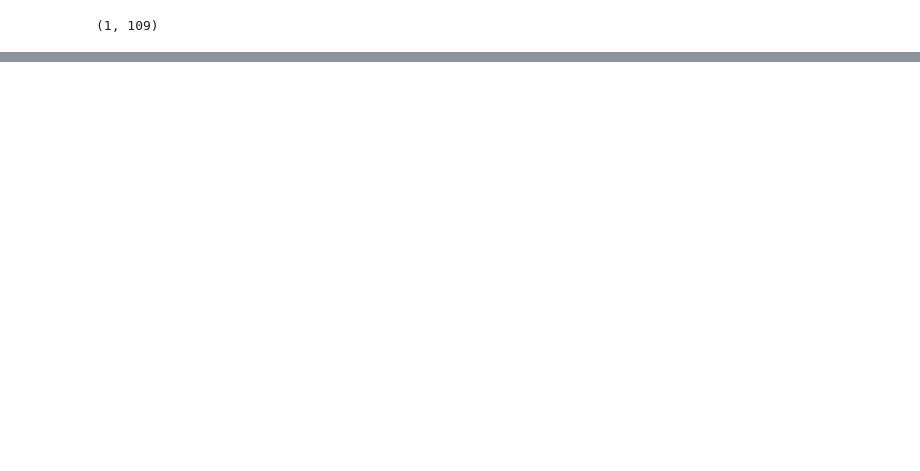
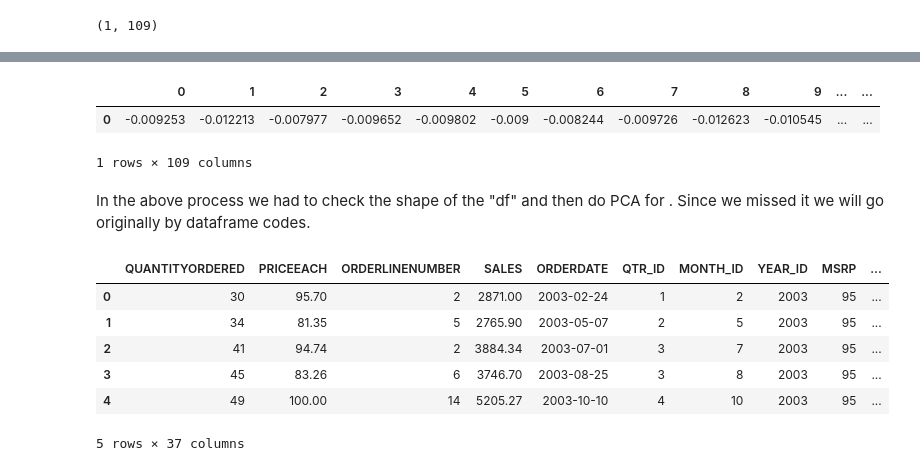
Before and after one commit to Priyo-prog/Artificial-Intelligence-Projects, a Jupyter notebook: AI in Marketing/marketing_ai.ipynb, the cells around one changed output, grey strips where cells are left out. Drawn from its saved outputs; the diff is of its cells as text; code cells hidden in the pictures; blank space fills up the shorter version.

```diff
--- a/AI in Marketing/marketing_ai.ipynb
+++ b/AI in Marketing/marketing_ai.ipynb
@@ -343,0 +371,9 @@ df_product_code.shape
+# %%
+df_product_code = pd.DataFrame(df_product_code)
+df_product_code.head()
+# %% [output]
+|  | 0 | 1 | 2 | 3 | 4 | 5 | 6 | 7 | 8 | 9 | ... | ... |
+| 0 | -0.009253 | -0.012213 | -0.007977 | -0.009652 | -0.009802 | -0.009 | -0.008244 | -0.009726 | -0.012623 | -0.010545 | ... | ... |
+1 rows × 109 columns
+# %% [markdown]
+In the above process we had to check the shape of the "df" and then do PCA for . Since we missed it we will go originally by dataframe codes.
@@ -343,0 +386,10 @@ df_product_code.shape
+# %%
+sales_df.head()
+# %% [output]
+|  | QUANTITYORDERED | PRICEEACH | ORDERLINENUMBER | SALES | ORDERDATE | QTR_ID | MONTH_ID | YEAR_ID | MSRP | ... |
+| 0 | 30 | 95.70 | 2 | 2871.00 | 2003-02-24 | 1 | 2 | 2003 | 95 | ... |
+| 1 | 34 | 81.35 | 5 | 2765.90 | 2003-05-07 | 2 | 5 | 2003 | 95 | ... |
+| 2 | 41 | 94.74 | 2 | 3884.34 | 2003-07-01 | 3 | 7 | 2003 | 95 | ... |
+| 3 | 45 | 83.26 | 6 | 3746.70 | 2003-08-25 | 3 | 8 | 2003 | 95 | ... |
+| 4 | 49 | 100.00 | 14 | 5205.27 | 2003-10-10 | 4 | 10 | 2003 | 95 | ... |
+5 rows × 37 columns
```
Also changed, not shown: parts of 6 cells of this notebook.
